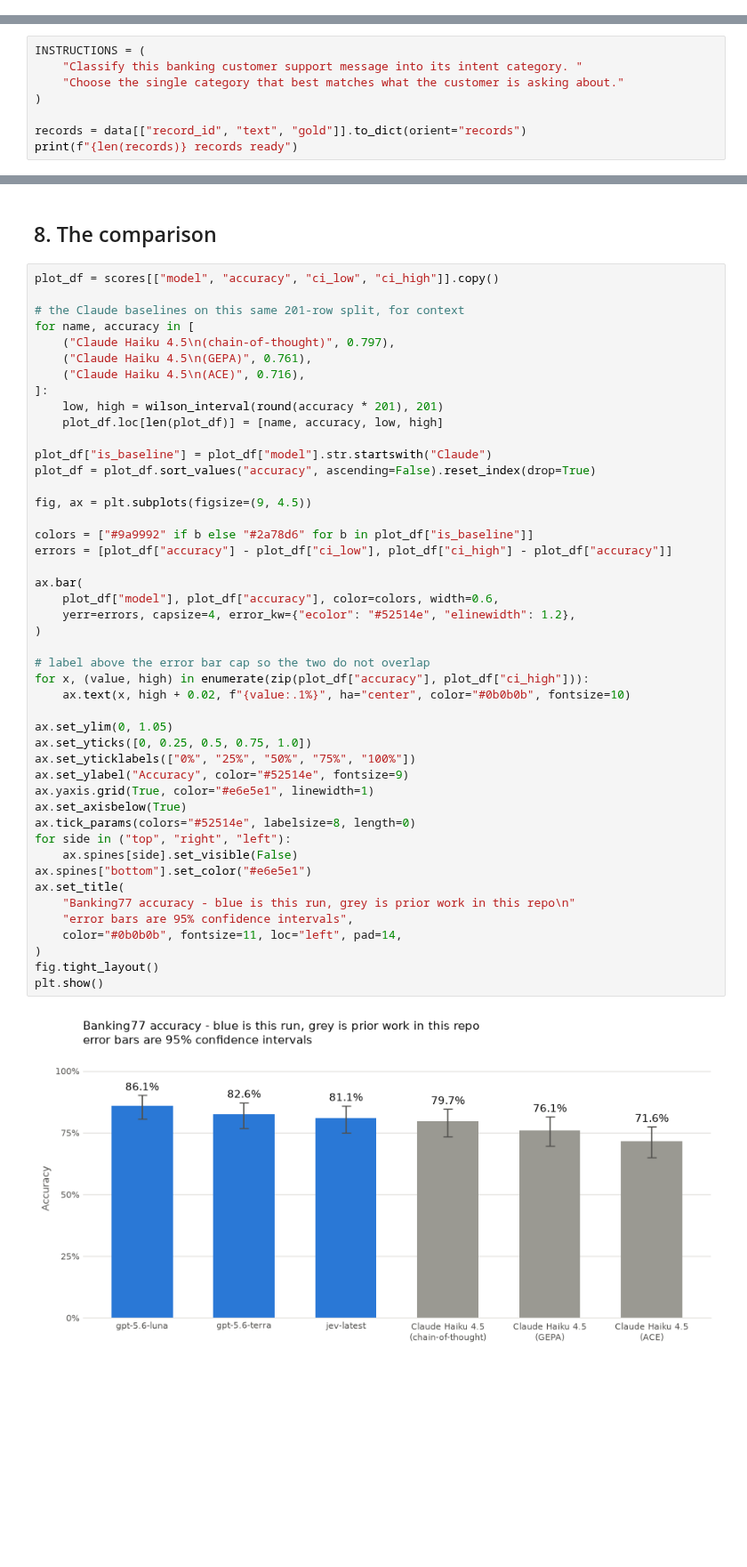
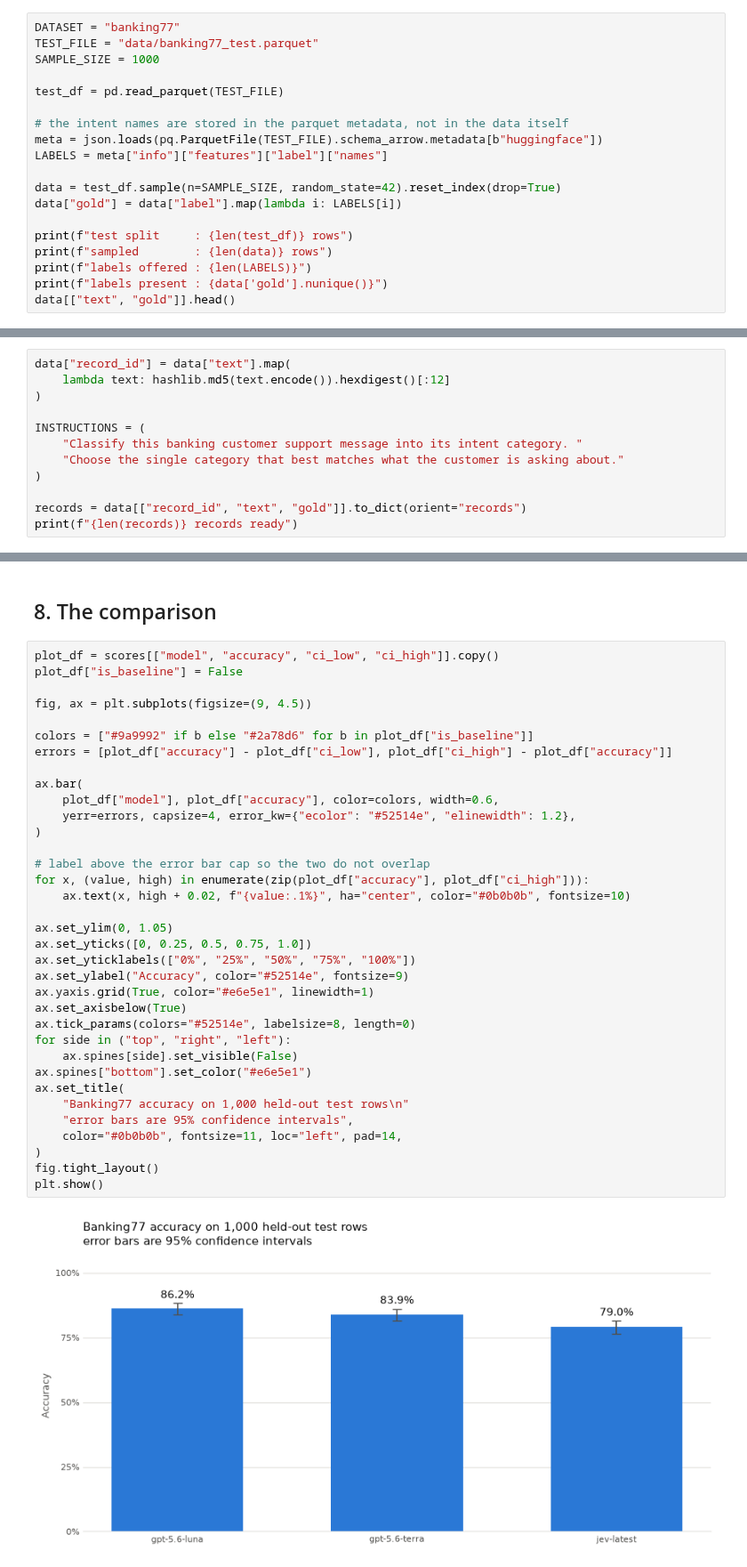
Before and after one commit to miptgirl/miptgirl_medium, a Jupyter notebook: jev/benchmark_banking77.ipynb, the cells around one changed output, grey strips where cells are left out. Shown at 89% size. Saved outputs shown, nothing was run; the diff lists cells and outputs as text; blank space fills up the shorter version.

```diff
--- a/jev/benchmark_banking77.ipynb
+++ b/jev/benchmark_banking77.ipynb
@@ -83,0 +60,19 @@ labels offered : 77
+# %%
+DATASET = "banking77"
+TEST_FILE = "data/banking77_test.parquet"
+SAMPLE_SIZE = 1000
+
+test_df = pd.read_parquet(TEST_FILE)
+
+# the intent names are stored in the parquet metadata, not in the data itself
+meta = json.loads(pq.ParquetFile(TEST_FILE).schema_arrow.metadata[b"huggingface"])
+LABELS = meta["info"]["features"]["label"]["names"]
+
+data = test_df.sample(n=SAMPLE_SIZE, random_state=42).reset_index(drop=True)
+data["gold"] = data["label"].map(lambda i: LABELS[i])
+
+print(f"test split     : {len(test_df)} rows")
+print(f"sampled        : {len(data)} rows")
+print(f"labels offered : {len(LABELS)}")
+print(f"labels present : {data['gold'].nunique()}")
+data[["text", "gold"]].head()
@@ -84,4 +94,8 @@ labels offered : 77
 # %%
+data["record_id"] = data["text"].map(
+    lambda text: hashlib.md5(text.encode()).hexdigest()[:12]
+)
+
 INSTRUCTIONS = (
     "Classify this banking customer support message into its intent category. "
     "Choose the single category that best matches what the customer is asking about."
@@ -326,49 +340,38 @@ scores
 ## 8. The comparison
 # %%
 plot_df = scores[["model", "accuracy", "ci_low", "ci_high"]].copy()
-
-# the Claude baselines on this same 201-row split, for context
-for name, accuracy in [
-    ("Claude Haiku 4.5\n(chain-of-thought)", 0.797),
-    ("Claude Haiku 4.5\n(GEPA)", 0.761),
-    ("Claude Haiku 4.5\n(ACE)", 0.716),
-]:
-    low, high = wilson_interval(round(accuracy * 201), 201)
-    plot_df.loc[len(plot_df)] = [name, accuracy, low, high]
-
-plot_df["is_baseline"] = plot_df["model"].str.startswith("Claude")
-plot_df = plot_df.sort_values("accuracy", ascending=False).reset_index(drop=True)
+plot_df["is_baseline"] = False
 
 fig, ax = plt.subplots(figsize=(9, 4.5))
 
 colors = ["#9a9992" if b else "#2a78d6" for b in plot_df["is_baseline"]]
 errors = [plot_df["accuracy"] - plot_df["ci_low"], plot_df["ci_high"] - plot_df["accuracy"]]
 
 ax.bar(
     plot_df["model"], plot_df["accuracy"], color=colors, width=0.6,
     yerr=errors, capsize=4, error_kw={"ecolor": "#52514e", "elinewidth": 1.2},
 )
 
 # label above the error bar cap so the two do not overlap
 for x, (value, high) in enumerate(zip(plot_df["accuracy"], plot_df["ci_high"])):
     ax.text(x, high + 0.02, f"{value:.1%}", ha="center", color="#0b0b0b", fontsize=10)
 
 ax.set_ylim(0, 1.05)
 ax.set_yticks([0, 0.25, 0.5, 0.75, 1.0])
 ax.set_yticklabels(["0%", "25%", "50%", "75%", "100%"])
 ax.set_ylabel("Accuracy", color="#52514e", fontsize=9)
 ax.yaxis.grid(True, color="#e6e5e1", linewidth=1)
 ax.set_axisbelow(True)
 ax.tick_params(colors="#52514e", labelsize=8, length=0)
 for side in ("top", "right", "left"):
     ax.spines[side].set_visible(False)
 ax.spines["bottom"].set_color("#e6e5e1")
 ax.set_title(
-    "Banking77 accuracy - blue is this run, grey is prior work in this repo\n"
+    "Banking77 accuracy on 1,000 held-out test rows\n"
     "error bars are 95% confidence intervals",
     color="#0b0b0b", fontsize=11, loc="left", pad=14,
 )
 fig.tight_layout()
 plt.show()
 # %% [output]
-[figure, old version]
+[figure, new version]
```
Also changed, not shown: parts of 23 cells of this notebook, 8 other files.
